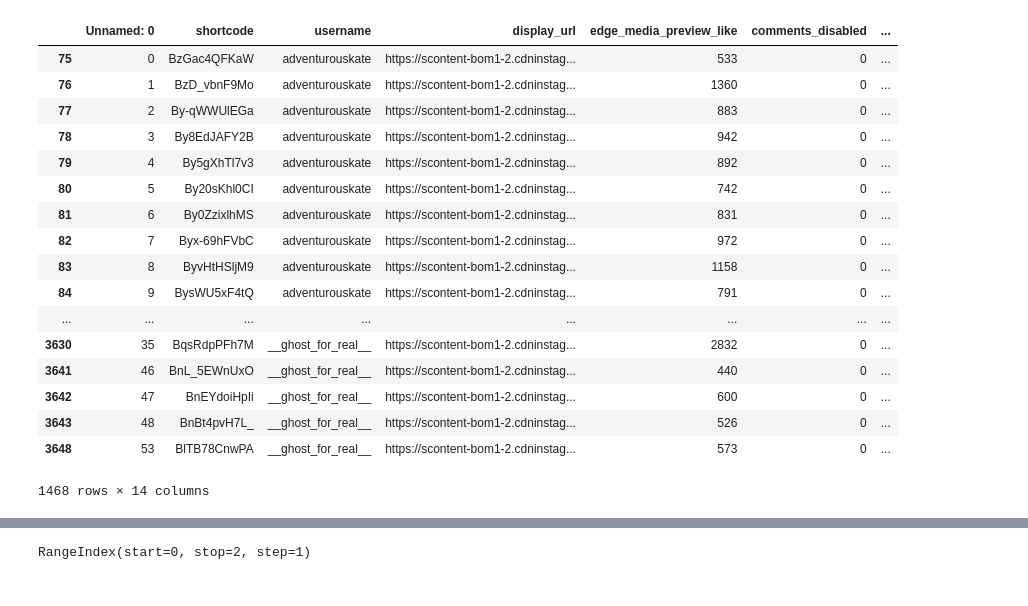
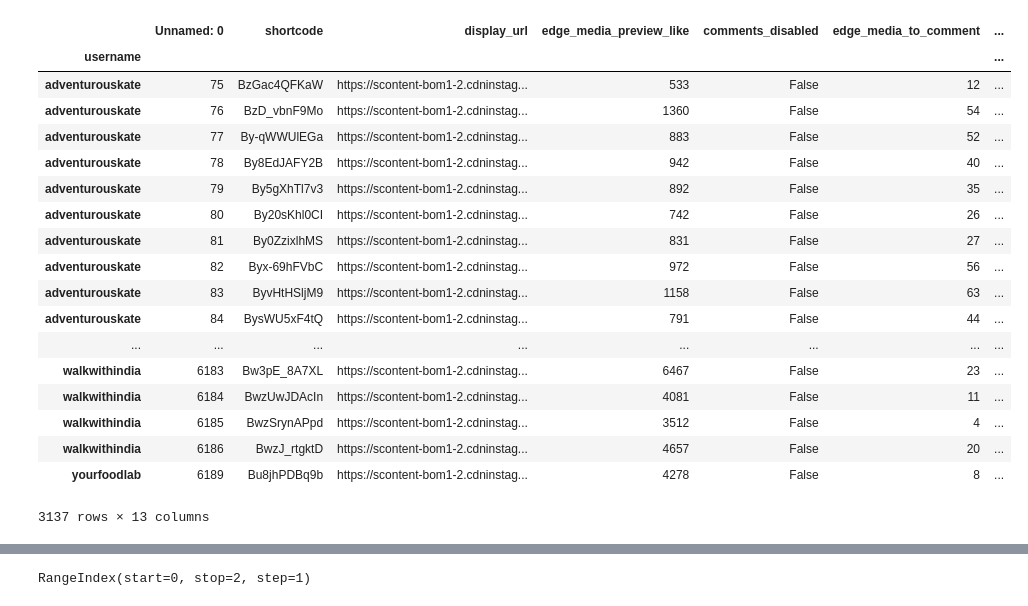
Before and after one commit to naspnrd/Image-Classsification-Based-on-Image-Attributes---Analyticscosm, a Jupyter notebook: to_classify_as_shareable.ipynb, the cells around one changed output, grey strips where cells are left out. Cells and saved outputs as stored; diff of their text form; code cells hidden in the pictures.

```diff
--- a/to_classify_as_shareable.ipynb
+++ b/to_classify_as_shareable.ipynb
@@ -1,12 +1,14 @@
 # %%
 import pandas as pd
 import numpy as np
-df=pd.read_csv('training set half.csv',encoding='utf8')
+df=pd.read_csv('dataset.csv',encoding='utf8')
 #df['tags']=df['tags'].apply(lambda x: x.length()>0)
 #df[df['tags'].map(len)>0]
 #df['tgas']=df['tgas'].tolist()
 #df['tagslist'] = [','.join(map(str, l)) for l in df['tags']]
 df = df[pd.notnull(df['tags'])]
+df = df[pd.notnull(df['comments_disabled'])]
+df=df.loc[df['comments_disabled']=='FALSE']
 df=df[df['tags'].apply(lambda x: len(x) > 2)]
 df['tags']=df['tags'].apply(lambda x: x[1:-1])
 print(len(df['tags']))
@@ -78,11 +80,12 @@ for i in mydict:
             break;
 sharing=[shareable[i] for i in shareable]
 
-df["comments_disabled"]=df["comments_disabled"].replace({False:1,True:0})
+#df["comments_disabled"]=df["comments_disabled"].replace({False:0,True:1})
 
 df['shareable']=sharing
-##line below : not shareable if comments disabled ya fir hashtags m koi stop word ho
-df['shareable']=df['shareable']*df['comments_disabled']
-print(len(df))
+
+#df['shareable']=df['shareable']*df['comments_disabled']
+df=df.loc[df['shareable']==1]
+
 df
 # %% [output]
@@ -108,40 +110,64 @@ df
 # %%
+dkeys=df['shortcode'].tolist()
+dtags=df['tags'].tolist()
+dtags=[x.split(', ') for x in dtags]
+empty=[]
+for i in dtags:
+    x=[q[1:-1] for q in i]
+    empty.append(x)
+dtags=empty
+#print(empty)
+#if empty[0][0]=='roboticseminar':
+#    print('done')
+
+#print(taga[0][0][1:-1])
+#taga[0][0]
+#d={}
+#q=len(kiys)
+mydict = dict(zip(dkeys, dtags))
+#print(mydict)
+
+
 popular_tags = [line.rstrip('\n') for line in open('Popular hashtags.txt')]
 
 popular_tags=popular_tags[0].split(' ')
 #to remove duplicates
 popular_tags=list(dict.fromkeys(popular_tags))
 #print(popular_tags)
 popularity={}
 for i in mydict:
     popularity[i]=0
     temp=list(mydict[i])
     for x in temp:
         #print(temp)
         for st in popular_tags:
             if(x==st):
                 popularity[i]+=1
                 break;
 popular_hashtags=[popularity[i] for i in popularity]
+
 df['popular_hashtags']=popular_hashtags
+df=df.set_index('username')
+df.to_csv(r'shareables.csv')
 df
 # %% [output]
-|  | Unnamed: 0 | shortcode | username | display_url | edge_media_preview_like | comments_disabled | ... |
-| 75 | 0 | BzGac4QFKaW | adventurouskate | https://scontent-bom1-2.cdninstag... | 533 | 0 | ... |
-| 76 | 1 | BzD_vbnF9Mo | adventurouskate | https://scontent-bom1-2.cdninstag... | 1360 | 0 | ... |
-| 77 | 2 | By-qWWUlEGa | adventurouskate | https://scontent-bom1-2.cdninstag... | 883 | 0 | ... |
-| 78 | 3 | By8EdJAFY2B | adventurouskate | https://scontent-bom1-2.cdninstag... | 942 | 0 | ... |
-| 79 | 4 | By5gXhTl7v3 | adventurouskate | https://scontent-bom1-2.cdninstag... | 892 | 0 | ... |
-| 80 | 5 | By20sKhl0CI | adventurouskate | https://scontent-bom1-2.cdninstag... | 742 | 0 | ... |
-| 81 | 6 | By0ZzixlhMS | adventurouskate | https://scontent-bom1-2.cdninstag... | 831 | 0 | ... |
-| 82 | 7 | Byx-69hFVbC | adventurouskate | https://scontent-bom1-2.cdninstag... | 972 | 0 | ... |
-| 83 | 8 | ByvHtHSljM9 | adventurouskate | https://scontent-bom1-2.cdninstag... | 1158 | 0 | ... |
-| 84 | 9 | BysWU5xF4tQ | adventurouskate | https://scontent-bom1-2.cdninstag... | 791 | 0 | ... |
+|  | Unnamed: 0 | shortcode | display_url | edge_media_preview_like | comments_disabled | edge_media_to_comment | ... |
+| username |  |  |  |  |  |  | ... |
+| adventurouskate | 75 | BzGac4QFKaW | https://scontent-bom1-2.cdninstag... | 533 | False | 12 | ... |
+| adventurouskate | 76 | BzD_vbnF9Mo | https://scontent-bom1-2.cdninstag... | 1360 | False | 54 | ... |
+| adventurouskate | 77 | By-qWWUlEGa | https://scontent-bom1-2.cdninstag... | 883 | False | 52 | ... |
+| adventurouskate | 78 | By8EdJAFY2B | https://scontent-bom1-2.cdninstag... | 942 | False | 40 | ... |
+| adventurouskate | 79 | By5gXhTl7v3 | https://scontent-bom1-2.cdninstag... | 892 | False | 35 | ... |
+| adventurouskate | 80 | By20sKhl0CI | https://scontent-bom1-2.cdninstag... | 742 | False | 26 | ... |
+| adventurouskate | 81 | By0ZzixlhMS | https://scontent-bom1-2.cdninstag... | 831 | False | 27 | ... |
+| adventurouskate | 82 | Byx-69hFVbC | https://scontent-bom1-2.cdninstag... | 972 | False | 56 | ... |
+| adventurouskate | 83 | ByvHtHSljM9 | https://scontent-bom1-2.cdninstag... | 1158 | False | 63 | ... |
+| adventurouskate | 84 | BysWU5xF4tQ | https://scontent-bom1-2.cdninstag... | 791 | False | 44 | ... |
 | ... | ... | ... | ... | ... | ... | ... | ... |
-| 3630 | 35 | BqsRdpPFh7M | __ghost_for_real__ | https://scontent-bom1-2.cdninstag... | 2832 | 0 | ... |
-| 3641 | 46 | BnL_5EWnUxO | __ghost_for_real__ | https://scontent-bom1-2.cdninstag... | 440 | 0 | ... |
-| 3642 | 47 | BnEYdoiHpIi | __ghost_for_real__ | https://scontent-bom1-2.cdninstag... | 600 | 0 | ... |
-| 3643 | 48 | BnBt4pvH7L_ | __ghost_for_real__ | https://scontent-bom1-2.cdninstag... | 526 | 0 | ... |
-| 3648 | 53 | BlTB78CnwPA | __ghost_for_real__ | https://scontent-bom1-2.cdninstag... | 573 | 0 | ... |
+| walkwithindia | 6183 | Bw3pE_8A7XL | https://scontent-bom1-2.cdninstag... | 6467 | False | 23 | ... |
+| walkwithindia | 6184 | BwzUwJDAcIn | https://scontent-bom1-2.cdninstag... | 4081 | False | 11 | ... |
+| walkwithindia | 6185 | BwzSrynAPpd | https://scontent-bom1-2.cdninstag... | 3512 | False | 4 | ... |
+| walkwithindia | 6186 | BwzJ_rtgktD | https://scontent-bom1-2.cdninstag... | 4657 | False | 20 | ... |
+| yourfoodlab | 6189 | Bu8jhPDBq9b | https://scontent-bom1-2.cdninstag... | 4278 | False | 8 | ... |
-1468 rows × 14 columns
+3137 rows × 13 columns
 # %%
```
Also changed, not shown: parts of 7 cells of this notebook, 2 other files.
